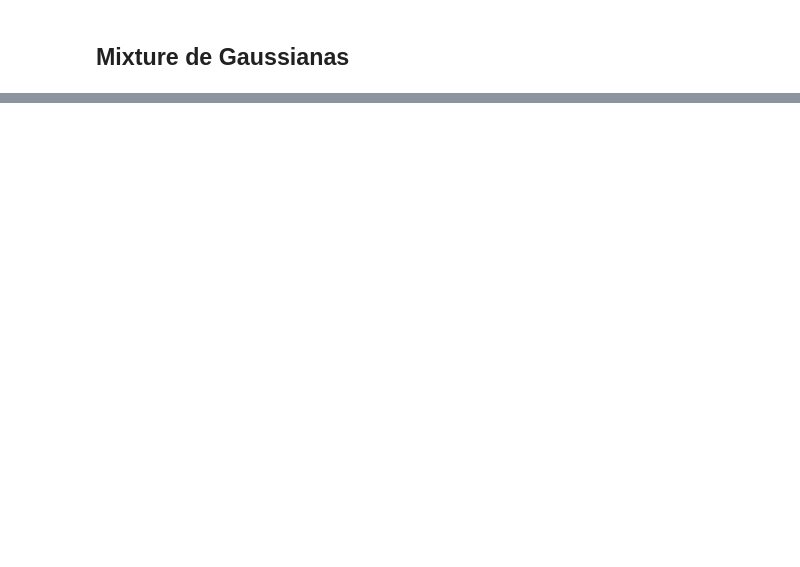
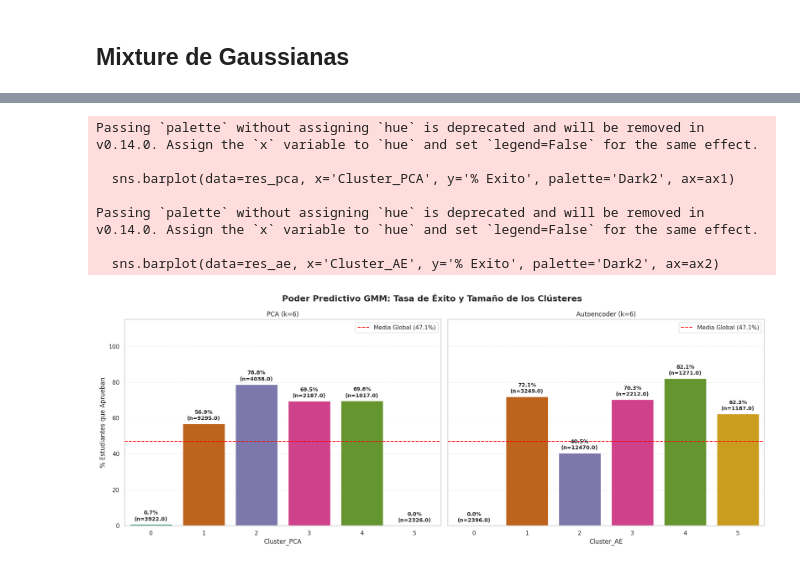
Before and after one commit to MichaeLaudrup/Artificial_Intelligence_Msc, a Jupyter notebook: TFM_education_ai_analytics/notebooks/3__clustering_exploration.ipynb, the cells around one changed output, grey strips where cells are left out. Cells and saved outputs as stored; diff of their text form; code cells hidden in the pictures; blank space fills up the shorter version.

```diff
--- a/TFM_education_ai_analytics/notebooks/3__clustering_exploration.ipynb
+++ b/TFM_education_ai_analytics/notebooks/3__clustering_exploration.ipynb
@@ -458,0 +725,74 @@ Passing `palette` without assigning `hue` is deprecated and will be removed in v
+# %%
+# =========================================================
+# 10) Perfil de Éxito Académico por Clúster GMM (con N)
+# =========================================================
+import seaborn as sns
+
+# 1) Aseguramos que tenemos el Target cargado y alineado
+df_target = pd.read_csv(BASE_DIR / "data/3_features/training/target.csv", index_col=0)
+df_target = df_target.loc[df_latent.index].copy()
+df_target['is_success'] = df_target['final_result'].isin([2, 3]).astype(int)
+
+# 2) Unimos clústeres GMM con el éxito real
+df_gmm_analysis = pd.DataFrame({
+    "Cluster_PCA": labels_pca_gmm,
+    "Cluster_AE": labels_ae_gmm,
+    "Exito": df_target['is_success'].values
+}, index=df_target.index)
+
+# 3) Cálculo de estadísticas (Estudiantes y % Éxito)
+def get_success_stats(df, group_col):
+    stats = df.groupby(group_col)['Exito'].agg(['count', 'mean']).reset_index()
+    stats['mean'] *= 100
+    return stats.rename(columns={'count': 'Estudiantes', 'mean': '% Exito'})
+
+res_pca = get_success_stats(df_gmm_analysis, 'Cluster_PCA')
+res_ae = get_success_stats(df_gmm_analysis, 'Cluster_AE')
+
+# 4) Visualización (Colores oscuros y etiquetas detalladas)
+fig, (ax1, ax2) = plt.subplots(1, 2, figsize=(18, 7), sharey=True)
+fig.suptitle("Poder Predictivo GMM: Tasa de Éxito y Tamaño de los Clústeres", fontsize=16, fontweight='bold')
+
+avg_success = df_target['is_success'].mean() * 100
+
+def annotate_with_n(ax, df_stats):
+    """Añade % y N sobre las barras"""
+    for i, p in enumerate(ax.patches):
+        height = p.get_height()
+        # Obtenemos el número de alumnos del dataframe de estadísticas
+        n_students = df_stats.iloc[i]['Estudiantes']
+
+        ax.annotate(f'{height:.1f}%\n(n={n_students})',
+                    (p.get_x() + p.get_width() / 2., height),
+                    ha='center', va='bottom', xytext=(0, 5),
+                    textcoords='offset points', fontweight='bold', fontsize=10)
+
+# Gráfico PCA
+sns.barplot(data=res_pca, x='Cluster_PCA', y='% Exito', palette='Dark2', ax=ax1)
+ax1.axhline(avg_success, color='red', linestyle='--', label=f'Media Global ({avg_success:.1f}%)')
+ax1.set_title(f"PCA (k={K_PCA})")
+annotate_with_n(ax1, res_pca)
+
+# Gráfico Autoencoder
+sns.barplot(data=res_ae, x='Cluster_AE', y='% Exito', palette='Dark2', ax=ax2)
+ax2.axhline(avg_success, color='red', linestyle='--', label=f'Media Global ({avg_success:.1f}%)')
+ax2.set_title(f"Autoencoder (k={K_AE})")
+annotate_with_n(ax2, res_ae)
+
+for ax in [ax1, ax2]:
+    ax.set_ylim(0, 115) # Espacio para las etiquetas
+    ax.set_ylabel("% Estudiantes que Aprueban")
+    ax.legend(loc='upper right')
+    ax.grid(axis='y', linestyle='--', alpha=0.3)
+
+plt.tight_layout()
+plt.show()
+# %% [output]
+Passing `palette` without assigning `hue` is deprecated and will be removed in v0.14.0. Assign the `x` variable to `hue` and set `legend=False` for the same effect.
+
+  sns.barplot(data=res_pca, x='Cluster_PCA', y='% Exito', palette='Dark2', ax=ax1)
+
+Passing `palette` without assigning `hue` is deprecated and will be removed in v0.14.0. Assign the `x` variable to `hue` and set `legend=False` for the same effect.
+
+  sns.barplot(data=res_ae, x='Cluster_AE', y='% Exito', palette='Dark2', ax=ax2)
+[figure, added]
```
Also changed, not shown: parts of 14 cells of this notebook, 3 other files.
